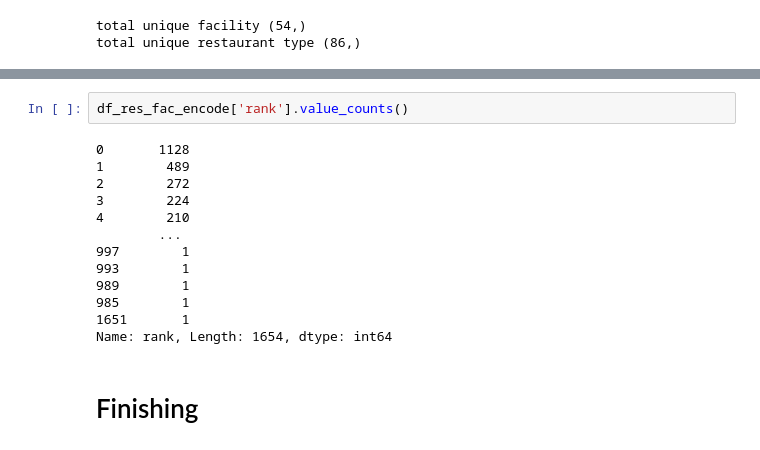
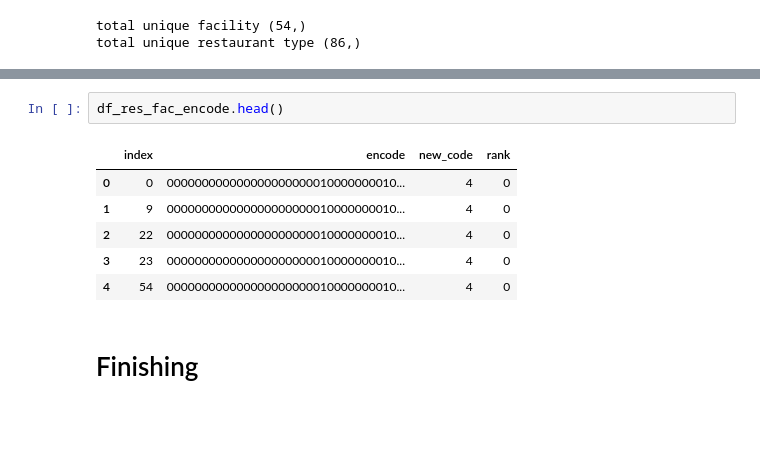
Before and after one commit to adamaulia/AdamThesis, a Jupyter notebook: 2_data_clean.ipynb, the cells around one changed output, grey strips where cells are left out. Cells and saved outputs as stored; diff of their text form; blank space fills up the shorter version.

```diff
--- a/2_data_clean.ipynb
+++ b/2_data_clean.ipynb
@@ -199,17 +269,11 @@ df_res_type_encode.to_csv('2_res_type.csv',index=False)
-# %%
-df_res_fac_encode['rank'].value_counts()
-# %% [output]
-0       1128
-1        489
-2        272
-3        224
-4        210
-        ...
-997        1
-993        1
-989        1
-985        1
-1651       1
-Name: rank, Length: 1654, dtype: int64
+# %%
+df_res_fac_encode.head()
+# %% [output]
+|  | index | encode | new_code | rank |
+| 0 | 0 | 000000000000000000000010000000010... | 4 | 0 |
+| 1 | 9 | 000000000000000000000010000000010... | 4 | 0 |
+| 2 | 22 | 000000000000000000000010000000010... | 4 | 0 |
+| 3 | 23 | 000000000000000000000010000000010... | 4 | 0 |
+| 4 | 54 | 000000000000000000000010000000010... | 4 | 0 |
 # %% [markdown]
 # Finishing
```
Also changed, not shown: parts of 21 cells of this notebook, 5 other files.
